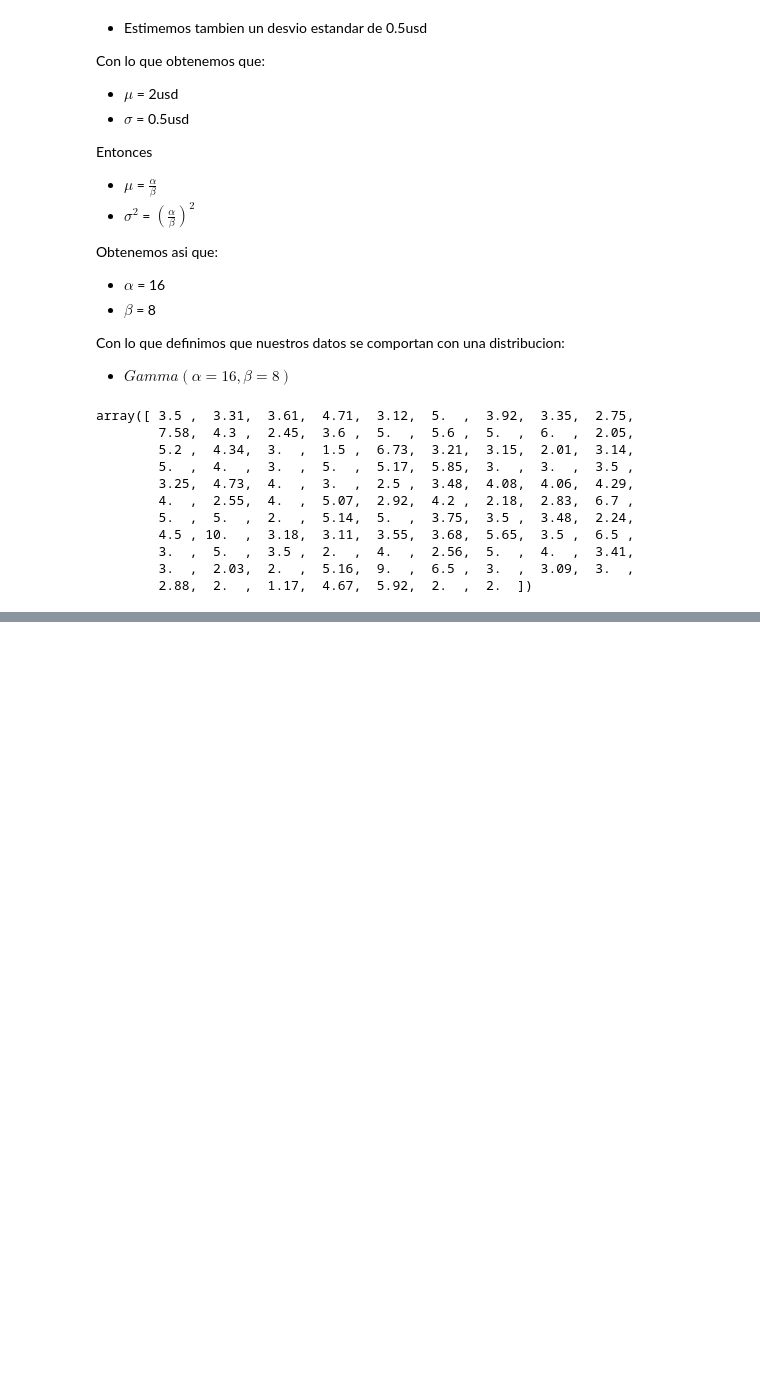
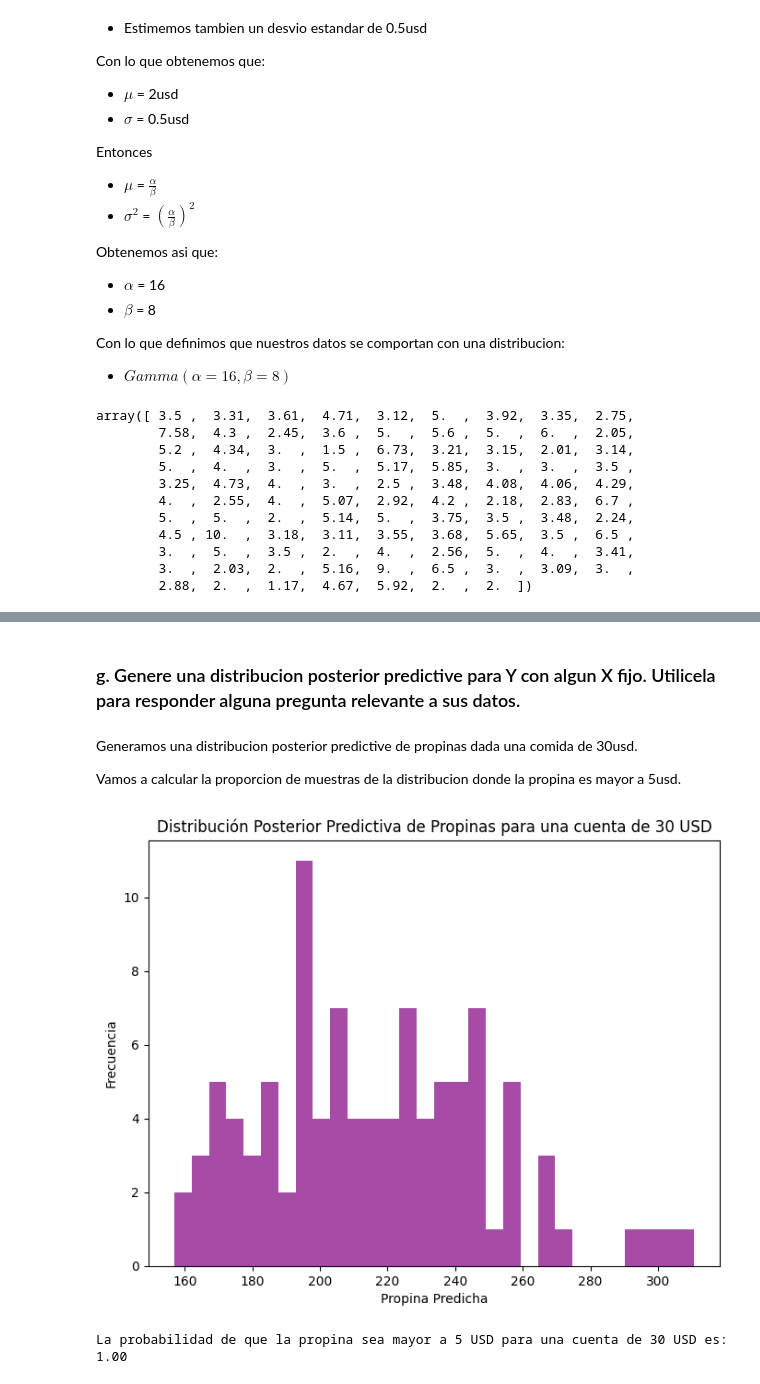
Before and after one commit to matias258/Estimacion_Bayesiana, a Jupyter notebook: Entregas/2/entrega2.ipynb, the cells around one changed output, grey strips where cells are left out. Cells and saved outputs as stored; diff of their text form; code cells hidden in the pictures; blank space fills up the shorter version.

```diff
--- a/Entregas/2/entrega2.ipynb
+++ b/Entregas/2/entrega2.ipynb
@@ -238,0 +414,25 @@ plt.show()
+# %% [markdown]
+### g. Genere una distribucion posterior predictive para Y con algun X fijo. Utilicela para responder alguna pregunta relevante a sus datos.
+# %% [markdown]
+Generamos una distribucion posterior predictive de propinas dada una comida de 30usd.
+
+Vamos a calcular la proporcion de muestras de la distribucion donde la propina es mayor a 5usd.
+# %%
+comida = 30
+
+propinas_predichas = muestras_alpha * comida + muestras_beta
+
+# Graficar la distribución posterior predictiva de las propinas
+plt.figure(figsize=(8, 6))
+plt.hist(propinas_predichas, bins=30, color='purple', alpha=0.7)
+plt.title(f"Distribución Posterior Predictiva de Propinas para una cuenta de {comida} USD")
+plt.xlabel("Propina Predicha")
+plt.ylabel("Frecuencia")
+plt.show()
+
+# Calcular la probabilidad de que la propina sea mayor a 5 USD
+probabilidad_mayor_a_5 = np.mean(propinas_predichas > 5)
+print(f"La probabilidad de que la propina sea mayor a 5 USD para una cuenta de {comida} USD es: {probabilidad_mayor_a_5:.2f}")
+# %% [output]
+[figure, added]
+La probabilidad de que la propina sea mayor a 5 USD para una cuenta de 30 USD es: 1.00
```
Also changed, not shown: parts of 27 cells of this notebook.
